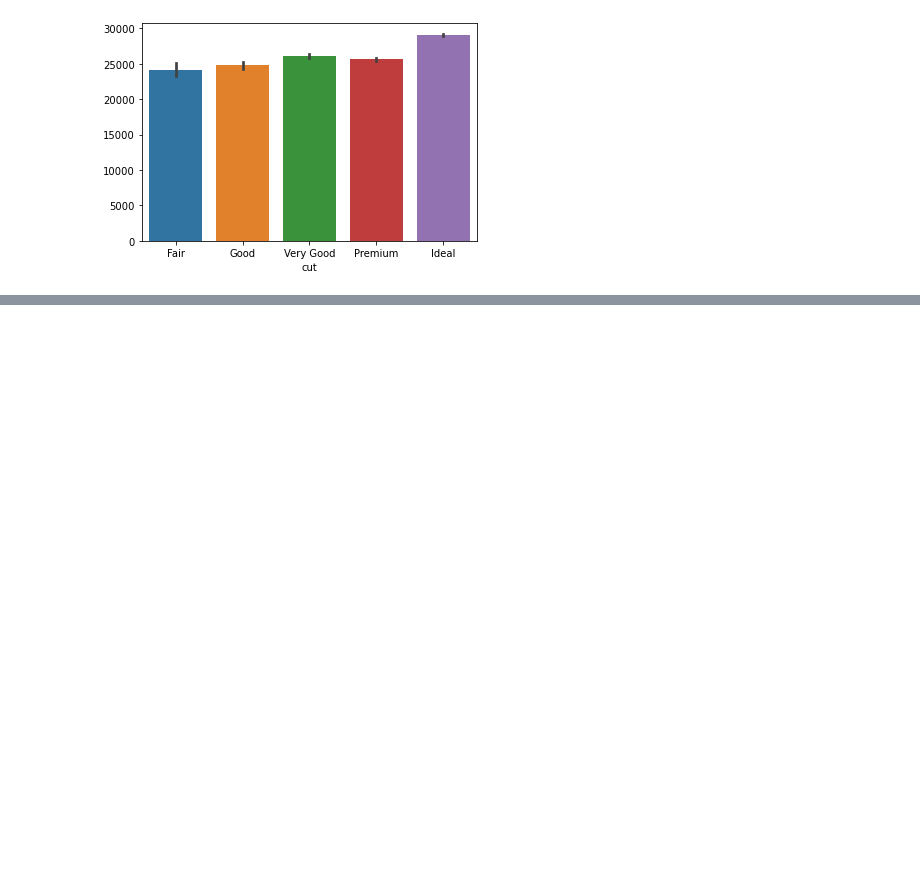
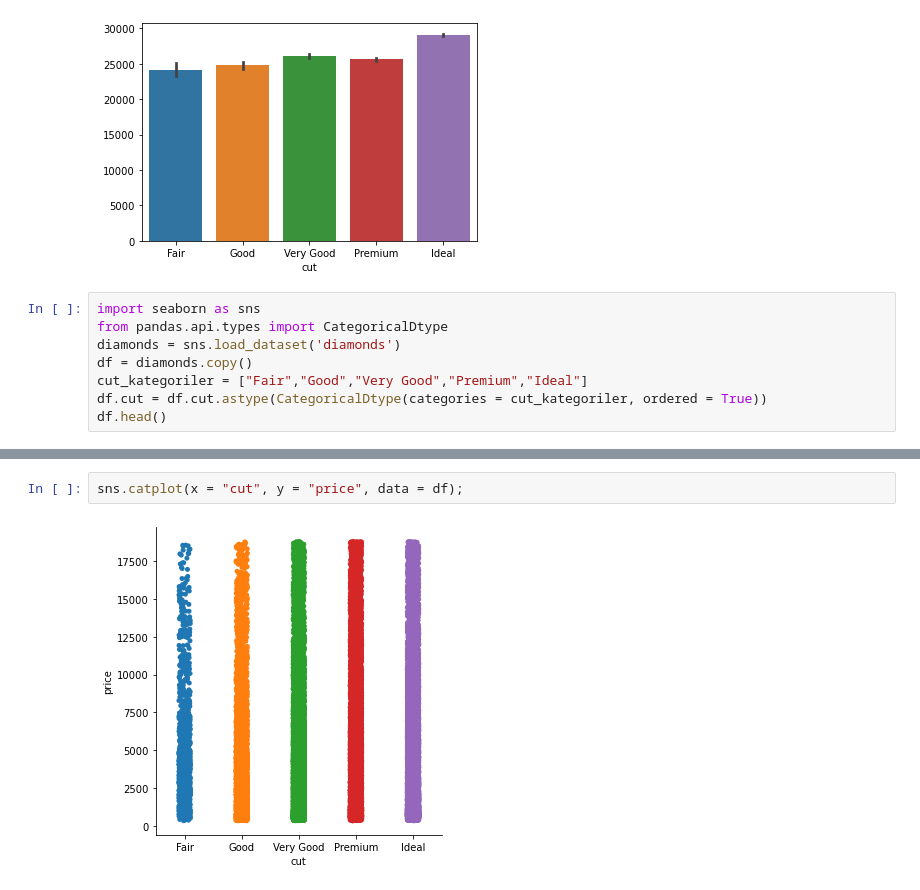
Before and after one commit to tacettinkustu/Data-Analysis, a Jupyter notebook: Data Visualization/data-visualization.ipynb, the cells around one changed output, grey strips where cells are left out. Saved outputs shown, nothing was run; the diff lists cells and outputs as text; blank space fills up the shorter version.

```diff
--- a/Data Visualization/data-visualization.ipynb
+++ b/Data Visualization/data-visualization.ipynb
@@ -426,3 +426,11 @@ df["cut"].value_counts().plot.barh().set_title("Cut Değişkeninin Sınıf Freka
 sns.barplot(x = "cut", y = df.cut.index, data= df);
 # %% [output]
 [figure]
+# %%
+import seaborn as sns
+from pandas.api.types import CategoricalDtype
+diamonds = sns.load_dataset('diamonds')
+df = diamonds.copy()
+cut_kategoriler = ["Fair","Good","Very Good","Premium","Ideal"]
+df.cut = df.cut.astype(CategoricalDtype(categories = cut_kategoriler, ordered = True))
+df.head()
@@ -428,0 +444,4 @@ sns.barplot(x = "cut", y = df.cut.index, data= df);
+# %%
+sns.catplot(x = "cut", y = "price", data = df);
+# %% [output]
+[figure, added]
```
Also changed, not shown: parts of 11 cells of this notebook.
